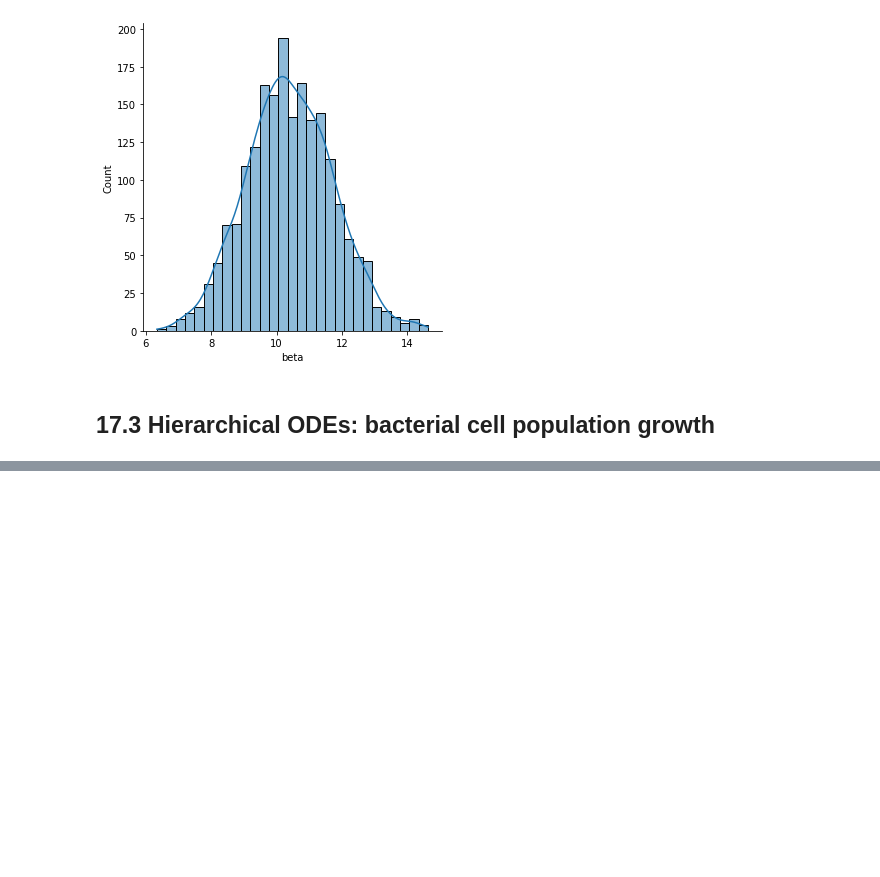
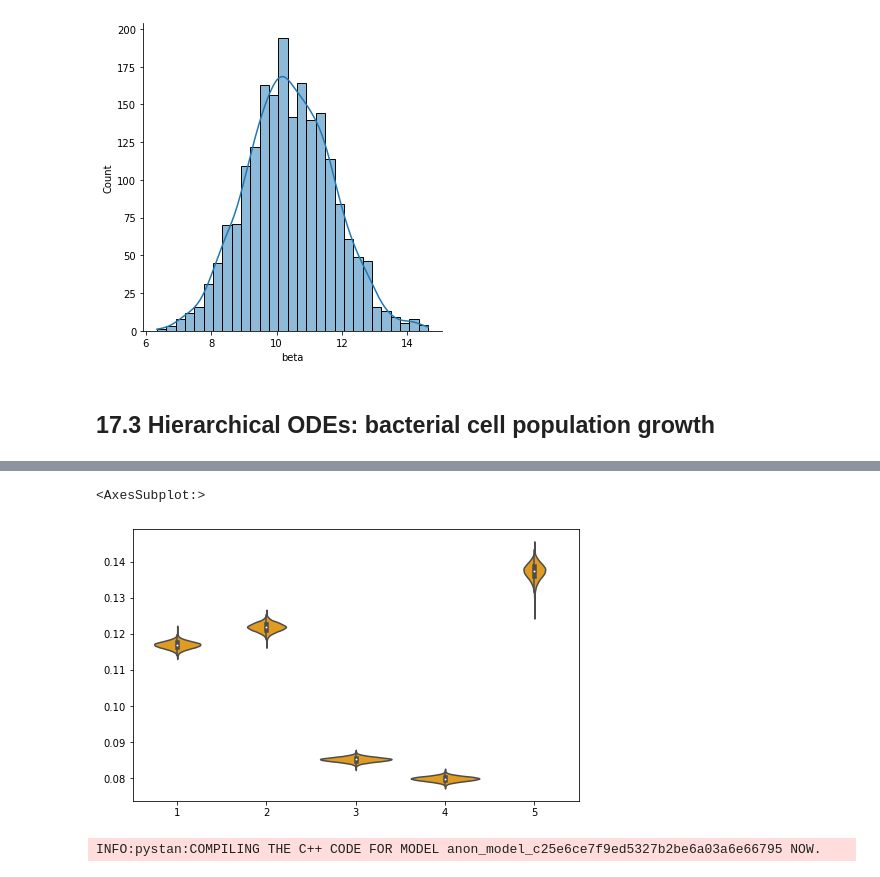
Before and after one commit to 0zero/StudentsGuideToBayesianStatistics, a Jupyter notebook: notebooks/Chapter 17 - Hierarchical models.ipynb, the cells around one changed output, grey strips where cells are left out. Drawn from its saved outputs; the diff is of its cells as text; code cells hidden in the pictures; blank space fills up the shorter version.

```diff
--- a/notebooks/Chapter 17 - Hierarchical models.ipynb
+++ b/notebooks/Chapter 17 - Hierarchical models.ipynb
@@ -1037,0 +1275,7 @@ sns.displot(fit_hom.to_dataframe()["beta"],kde=True)
+# %%
+plt.figure(figsize=(8,5))
+
+sns.violinplot(data=beta_data,color="orange",alpha=.1)
+# %% [output]
+<AxesSubplot:>
+[figure, added]
@@ -1037,0 +1354,4 @@ sns.displot(fit_hom.to_dataframe()["beta"],kde=True)
+# %%
+sm_hier = StanModel(model_code=model_hier)
+# %% [output]
+INFO:pystan:COMPILING THE C++ CODE FOR MODEL anon_model_c25e6ce7f9ed5327b2be6a03a6e66795 NOW.
```
Also changed, not shown: parts of 64 cells of this notebook, 2 other files.
